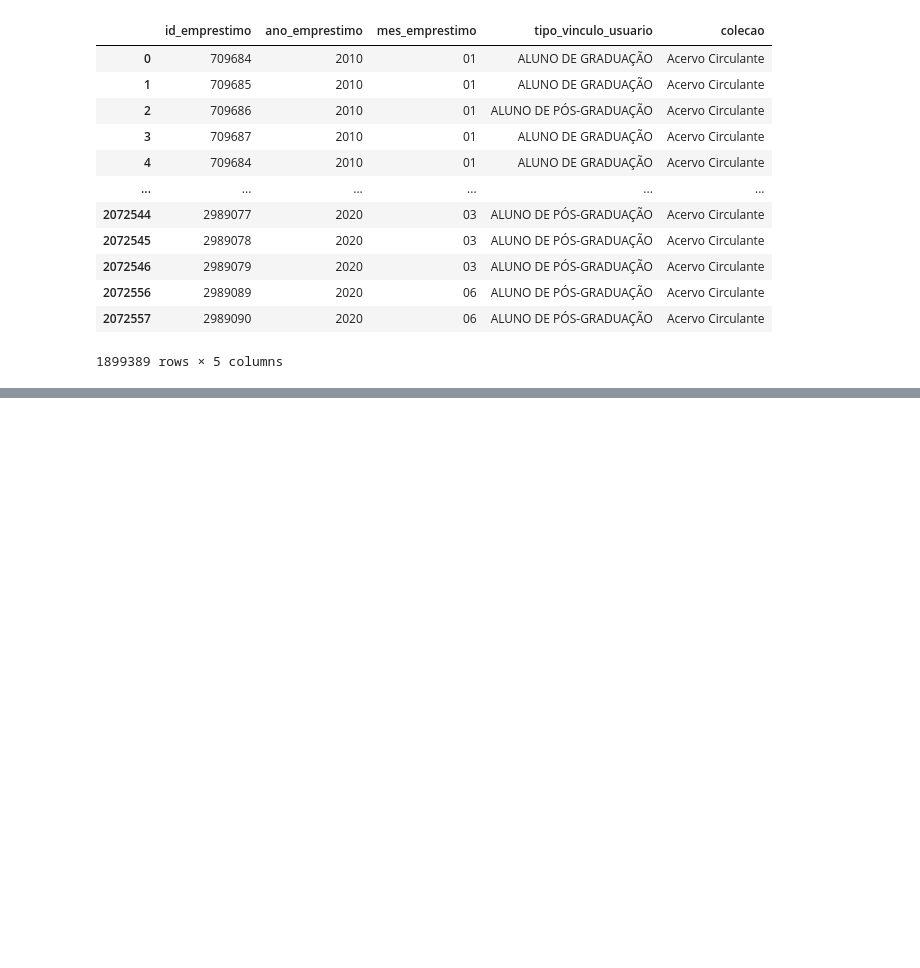
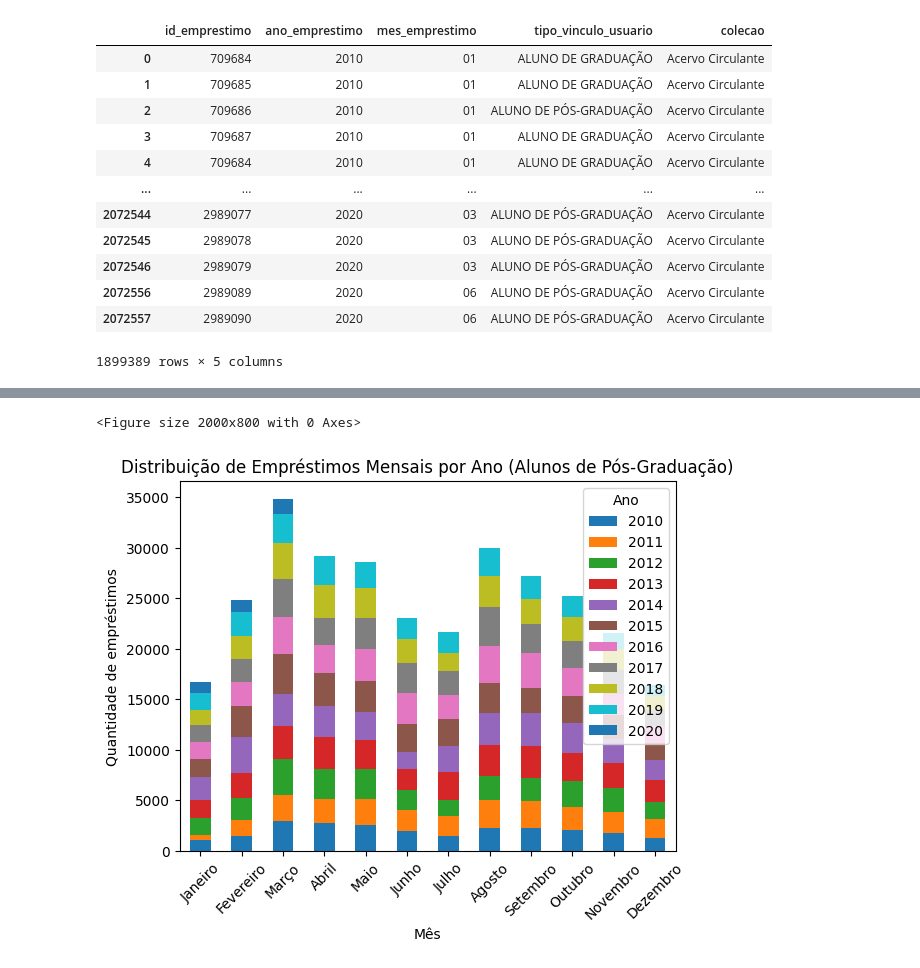
Before and after one commit to carlos-dani-dev/handling-data-with-pandas, a Jupyter notebook: main.ipynb, the cells around one changed output, grey strips where cells are left out. Drawn from its saved outputs; the diff is of its cells as text; code cells hidden in the pictures; blank space fills up the shorter version.

```diff
--- a/main.ipynb
+++ b/main.ipynb
@@ -387,0 +443,12 @@ array(['01', '02', '03', '04', '05', '06', '07', '08', '09', '10', '11',
+# %%
+plt.figure(figsize=(20, 8))
+relacao_emprestimos_meses_pos_por_ano.transpose().plot(kind='bar', stacked=True)
+plt.xlabel('Mês')
+plt.ylabel('Quantidade de empréstimos')
+plt.title('Distribuição de Empréstimos Mensais por Ano (Alunos de Pós-Graduação)')
+plt.legend(title='Ano')
+plt.xticks(rotation=45)
+plt.show()
+# %% [output]
+<Figure size 2000x800 with 0 Axes>
+[figure, added]
```
Also changed, not shown: parts of 7 cells of this notebook.
